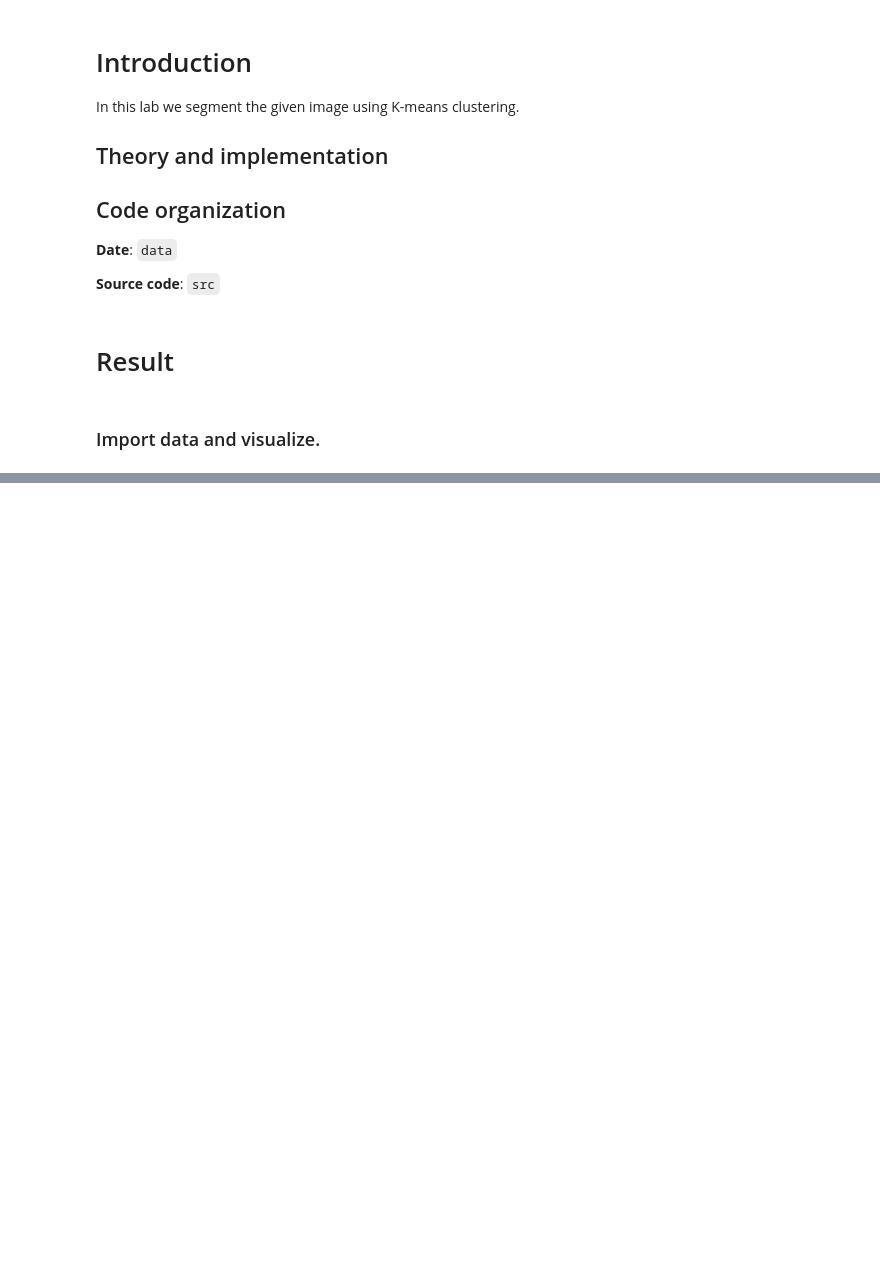
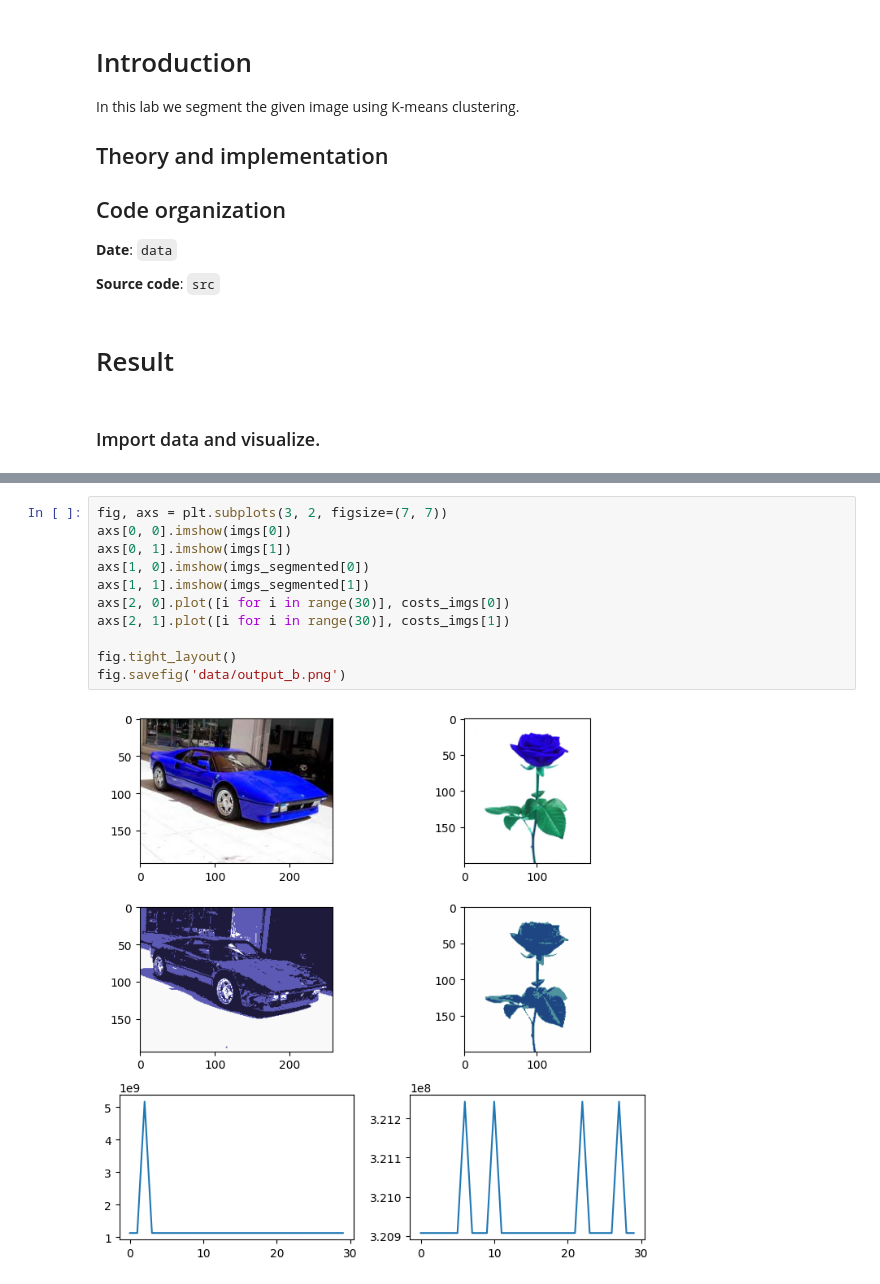
Before and after one commit to kramasamy90/image-signal-processing, a Jupyter notebook: Lab9/lab9.ipynb, the cells around one changed output, grey strips where cells are left out. Drawn from its saved outputs; the diff is of its cells as text; blank space fills up the shorter version.

```diff
--- a/Lab9/lab9.ipynb
+++ b/Lab9/lab9.ipynb
@@ -48,0 +132,13 @@ car_segmented = utils.get_image(car_arr, car.shape[0], car.shape[1])
+# %%
+fig, axs = plt.subplots(3, 2, figsize=(7, 7))
+axs[0, 0].imshow(imgs[0])
+axs[0, 1].imshow(imgs[1])
+axs[1, 0].imshow(imgs_segmented[0])
+axs[1, 1].imshow(imgs_segmented[1])
+axs[2, 0].plot([i for i in range(30)], costs_imgs[0])
+axs[2, 1].plot([i for i in range(30)], costs_imgs[1])
+
+fig.tight_layout()
+fig.savefig('data/output_b.png')
+# %% [output]
+[figure, added]
```
Also changed, not shown: parts of 12 cells of this notebook, 3 other files.
